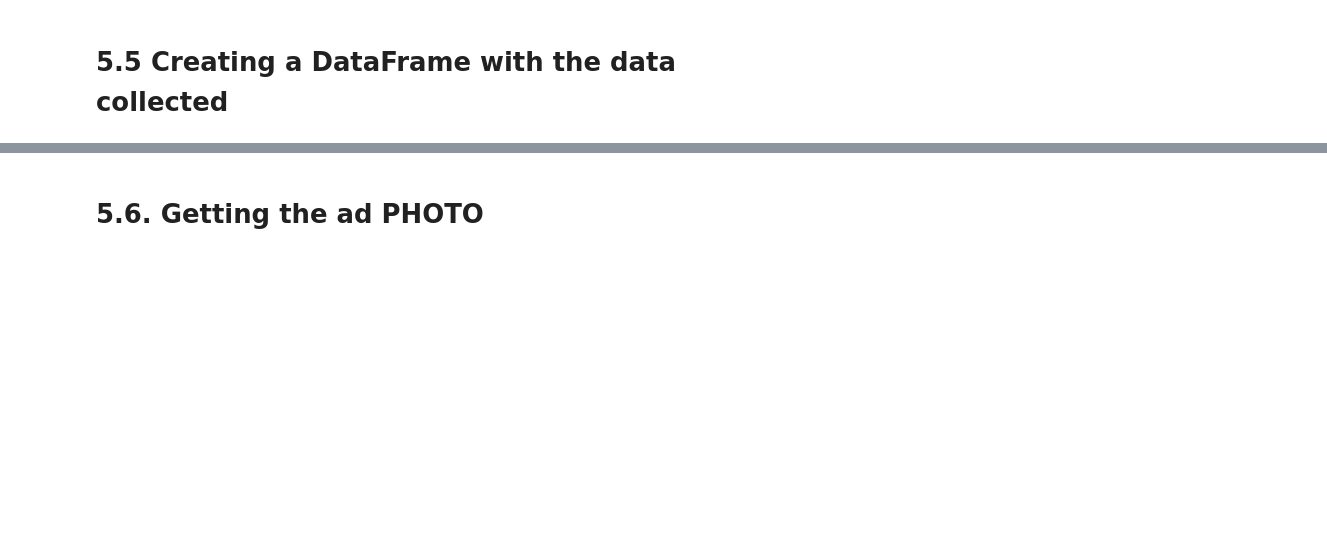
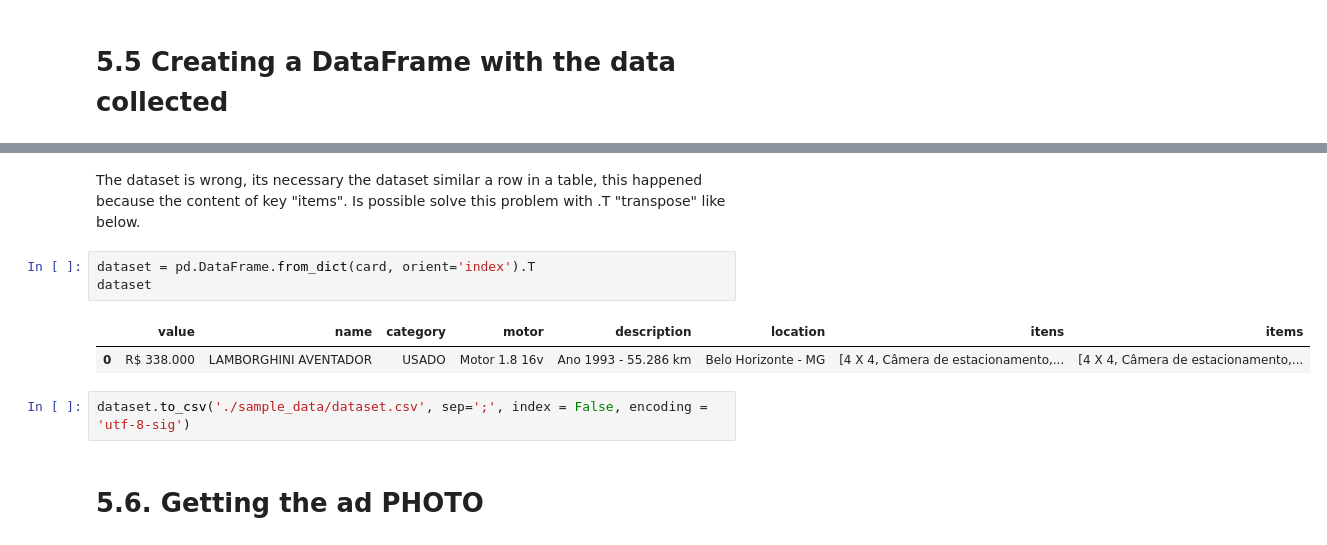
Before and after one commit to natelson/python, a Jupyter notebook: web_scraping/download_info_about_cars_basic.ipynb, the cells around one changed output, grey strips where cells are left out. Drawn from its saved outputs; the diff is of its cells as text; blank space fills up the shorter version.

```diff
--- a/web_scraping/download_info_about_cars_basic.ipynb
+++ b/web_scraping/download_info_about_cars_basic.ipynb
@@ -756,2 +944,12 @@ soup.find('h2').findAllNext()
+# %% [markdown]
+The dataset is wrong, its necessary the dataset similar a row in a table, this happened because the content of key "items". Is possible solve this problem with .T "transpose" like below.
+# %%
+dataset = pd.DataFrame.from_dict(card, orient='index').T
+dataset
+# %% [output]
+|  | value | name | category | motor | description | location | itens | items |
+| 0 | R$ 338.000 | LAMBORGHINI AVENTADOR | USADO | Motor 1.8 16v | Ano 1993 - 55.286 km | Belo Horizonte - MG | [4 X 4, Câmera de estacionamento,... | [4 X 4, Câmera de estacionamento,... |
+# %%
+dataset.to_csv('./sample_data/dataset.csv', sep=';', index = False, encoding = 'utf-8-sig')
 # %% [markdown]
 # 5.6. Getting the ad PHOTO
```
Also changed, not shown: parts of 38 cells of this notebook.
